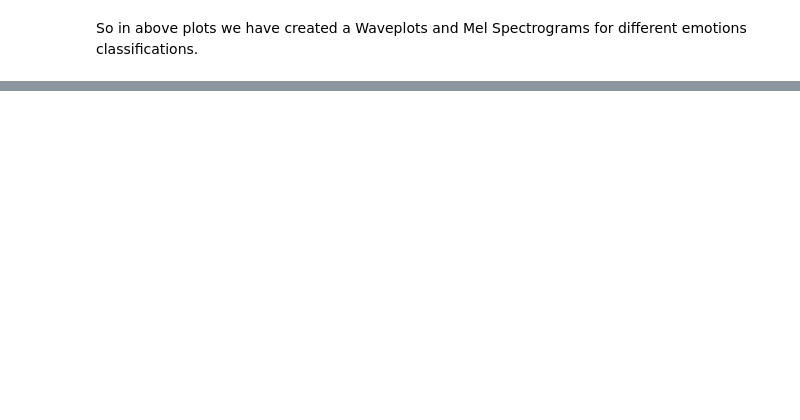
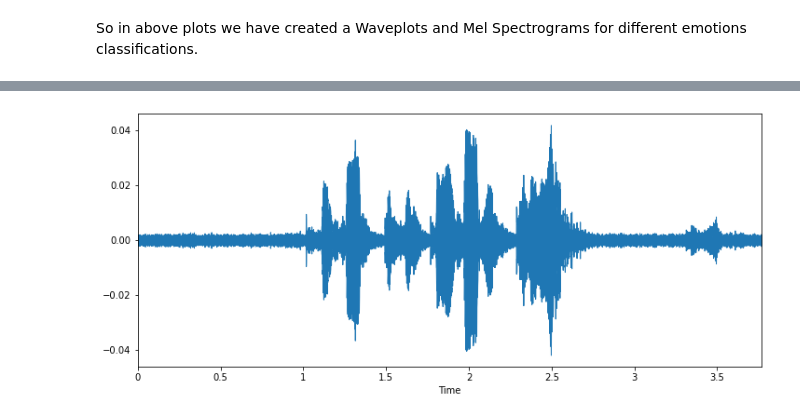
Before and after one commit to Tanjul5/Speech-Emotion-Recognition, a Jupyter notebook: Speech_Emotion_Recognition.ipynb, the cells around one changed output, grey strips where cells are left out. Drawn from its saved outputs; the diff is of its cells as text; code cells hidden in the pictures; blank space fills up the shorter version.

```diff
--- a/Speech_Emotion_Recognition.ipynb
+++ b/Speech_Emotion_Recognition.ipynb
@@ -225,0 +294,16 @@ So in above plots we have created a Waveplots and Mel Spectrograms for different
+# %%
+# NOISE
+def noise(data):
+    noise_amp = 0.035*np.random.uniform()*np.amax(data)
+    data = data + noise_amp*np.random.normal(size=data.shape[0])
+    return data
+# STRETCH
+def stretch(data, rate=0.8):
+    return librosa.effects.time_stretch(data, rate)
+# SHIFT
+def shift(data):
+    shift_range = int(np.random.uniform(low=-5, high = 5)*1000)
+    return np.roll(data, shift_range)
+# PITCH
+def pitch(data, sampling_rate, pitch_factor=0.7):
+    return librosa.effects.pitch_shift(data, sampling_rate, pitch_factor)
@@ -225,0 +322,7 @@ So in above plots we have created a Waveplots and Mel Spectrograms for different
+# %%
+# AUDIO WITH NOISE
+x = noise(data)
+plt.figure(figsize=(12,5))
+librosa.display.waveplot(y=x, sr=sample_rate)
+Audio(x, rate=sample_rate)
+# %% [output]
@@ -225,0 +330 @@ So in above plots we have created a Waveplots and Mel Spectrograms for different
+[figure, added]
```
Also changed, not shown: parts of 17 cells of this notebook.
